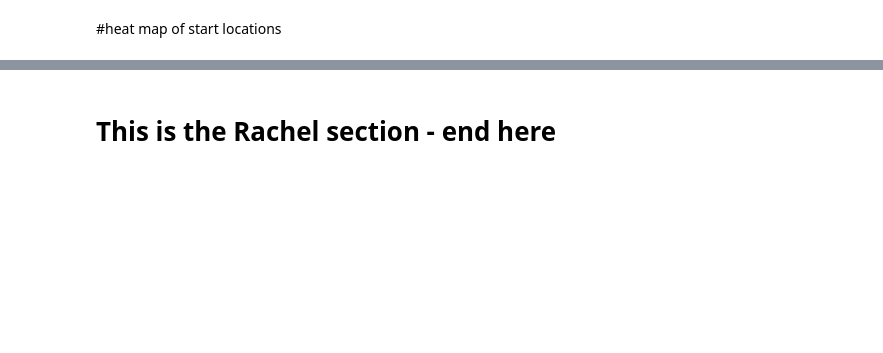
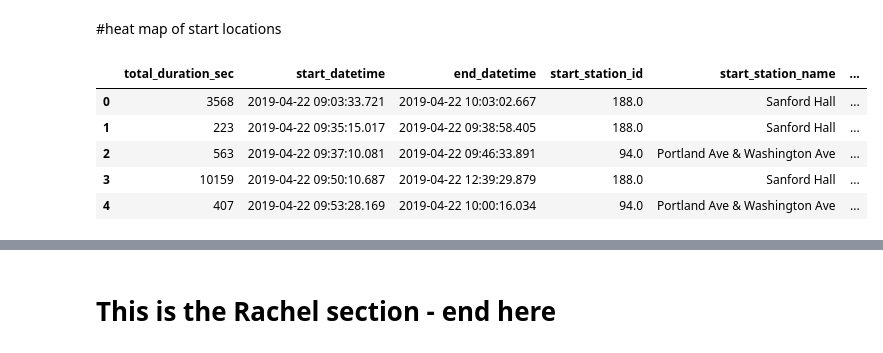
Before and after one commit to luchovzla/project-1, a Jupyter notebook: NiceRideCombined.ipynb, the cells around one changed output, grey strips where cells are left out. Cells and saved outputs as stored; diff of their text form; code cells hidden in the pictures; blank space fills up the shorter version.

```diff
--- a/NiceRideCombined.ipynb
+++ b/NiceRideCombined.ipynb
@@ -530,2 +719,11 @@ plt.show()
 # %% [markdown]
 #heat map of start locations
+# %%
+df_2019.head()
+# %% [output]
+|  | total_duration_sec | start_datetime | end_datetime | start_station_id | start_station_name | ... |
+| 0 | 3568 | 2019-04-22 09:03:33.721 | 2019-04-22 10:03:02.667 | 188.0 | Sanford Hall | ... |
+| 1 | 223 | 2019-04-22 09:35:15.017 | 2019-04-22 09:38:58.405 | 188.0 | Sanford Hall | ... |
+| 2 | 563 | 2019-04-22 09:37:10.081 | 2019-04-22 09:46:33.891 | 94.0 | Portland Ave & Washington Ave | ... |
+| 3 | 10159 | 2019-04-22 09:50:10.687 | 2019-04-22 12:39:29.879 | 188.0 | Sanford Hall | ... |
+| 4 | 407 | 2019-04-22 09:53:28.169 | 2019-04-22 10:00:16.034 | 94.0 | Portland Ave & Washington Ave | ... |
```
Also changed, not shown: parts of 29 cells of this notebook, 2 other files.
